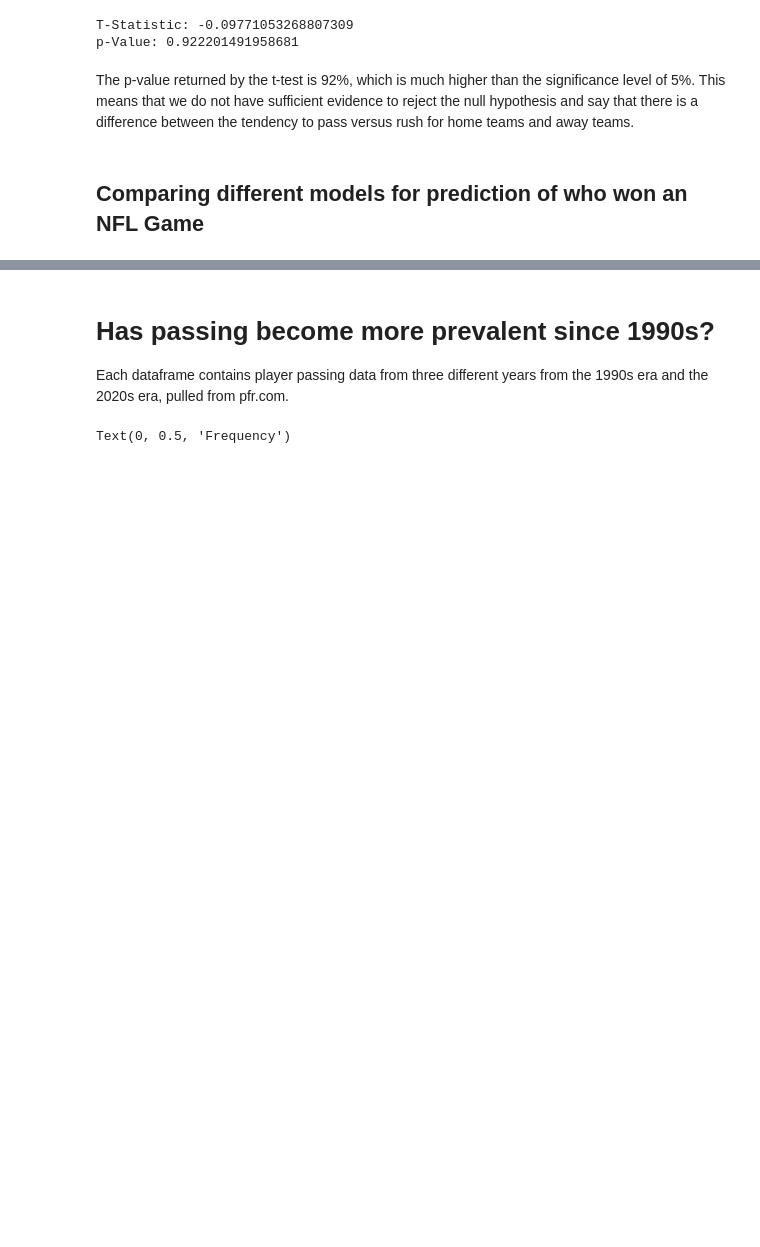
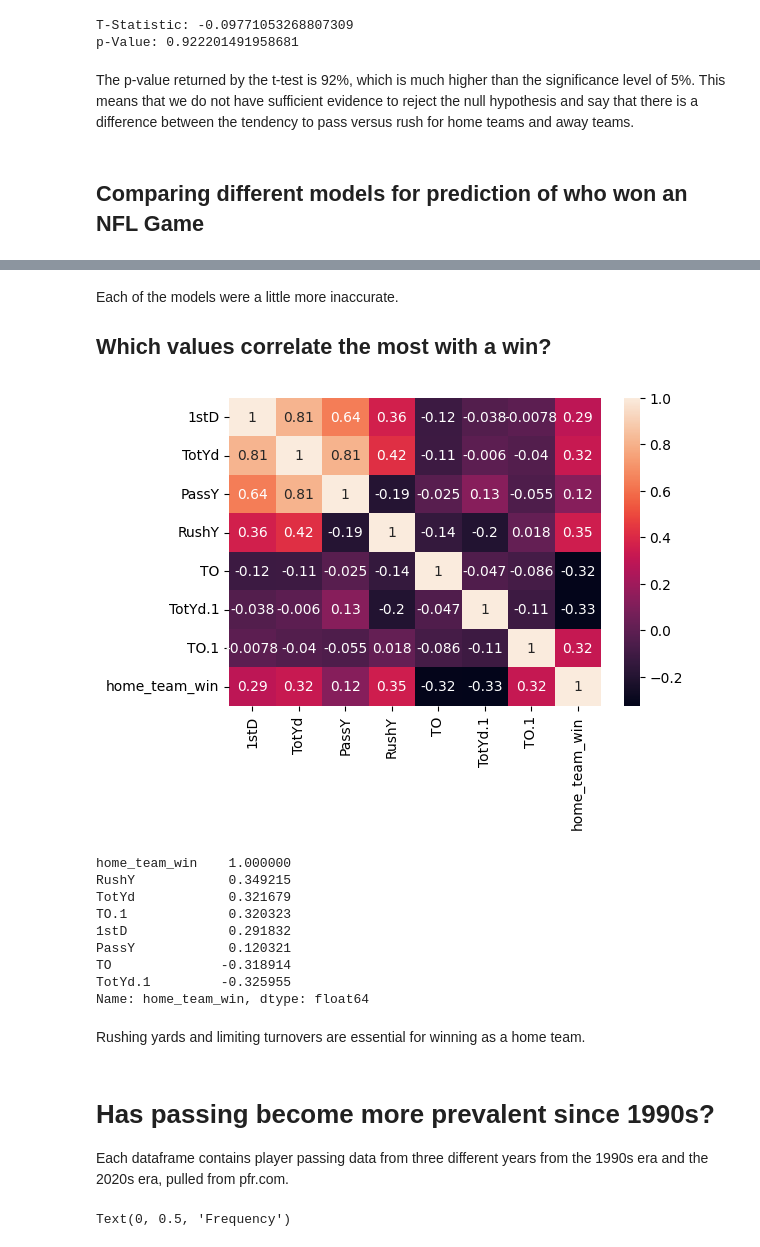
Before and after one commit to aayn-a/Exploratory-Analysis-of-Data-from-NFL-Games, a Jupyter notebook: homefieldadvatange.ipynb, the cells around one changed output, grey strips where cells are left out. Saved outputs shown, nothing was run; the diff lists cells and outputs as text; code cells hidden in the pictures; blank space fills up the shorter version.

```diff
--- a/homefieldadvatange.ipynb
+++ b/homefieldadvatange.ipynb
@@ -356,3 +427,26 @@ Analyzing the confusion matrices, Logistic Regession performs the best at determ
+# %% [markdown]
+Each of the models were a little more inaccurate.
+
+## Which values correlate the most with a win?
+# %%
+variablesToPlot = predictors + ["home_team_win"]
+plt.figure(figsize=(6,4))
+sns.heatmap(nfl_data[variablesToPlot].corr(), annot=True)
+plt.show()
+print(nfl_data[variablesToPlot].corr()["home_team_win"].sort_values(ascending=False))
+# %% [output]
+[figure, added]
+home_team_win    1.000000
+RushY            0.349215
+TotYd            0.321679
+TO.1             0.320323
+1stD             0.291832
+PassY            0.120321
+TO              -0.318914
+TotYd.1         -0.325955
+Name: home_team_win, dtype: float64
+# %% [markdown]
+Rushing yards and limiting turnovers are essential for winning as a home team.
 # %% [markdown]
 # Has passing become more prevalent since 1990s?
 
```
Also changed, not shown: parts of 8 cells of this notebook.
